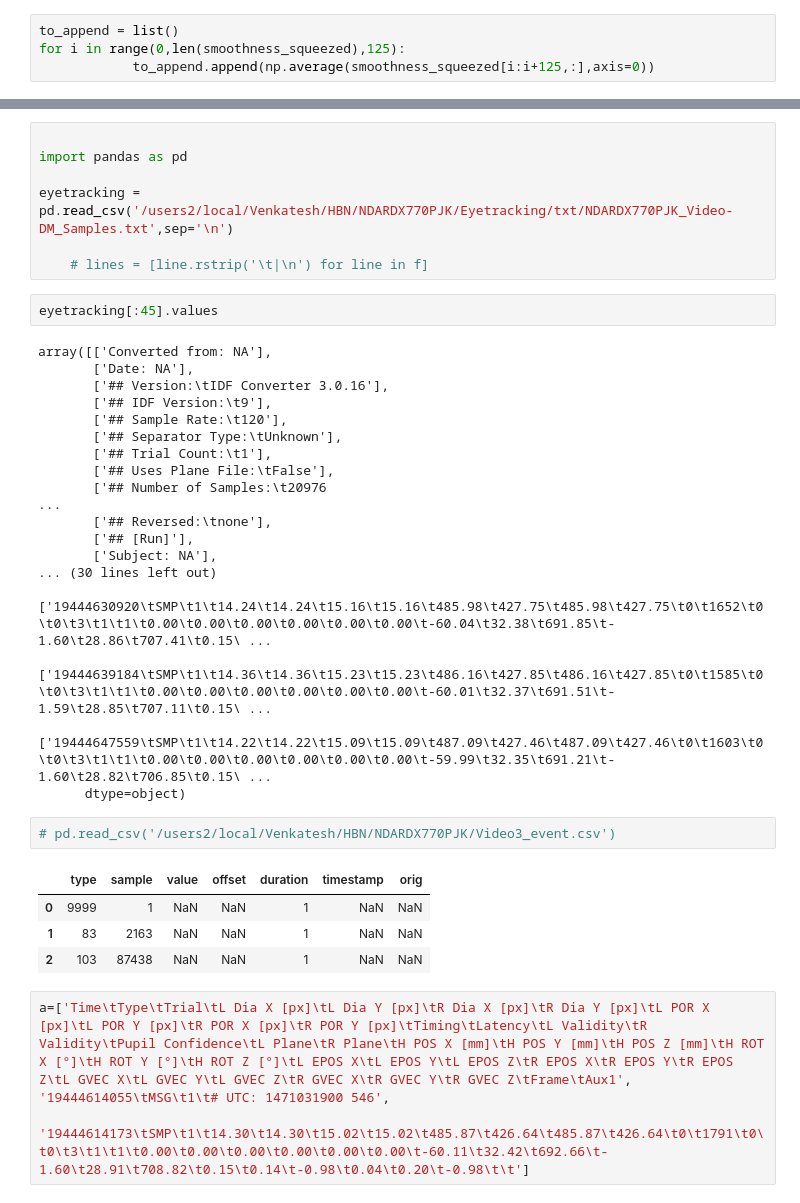
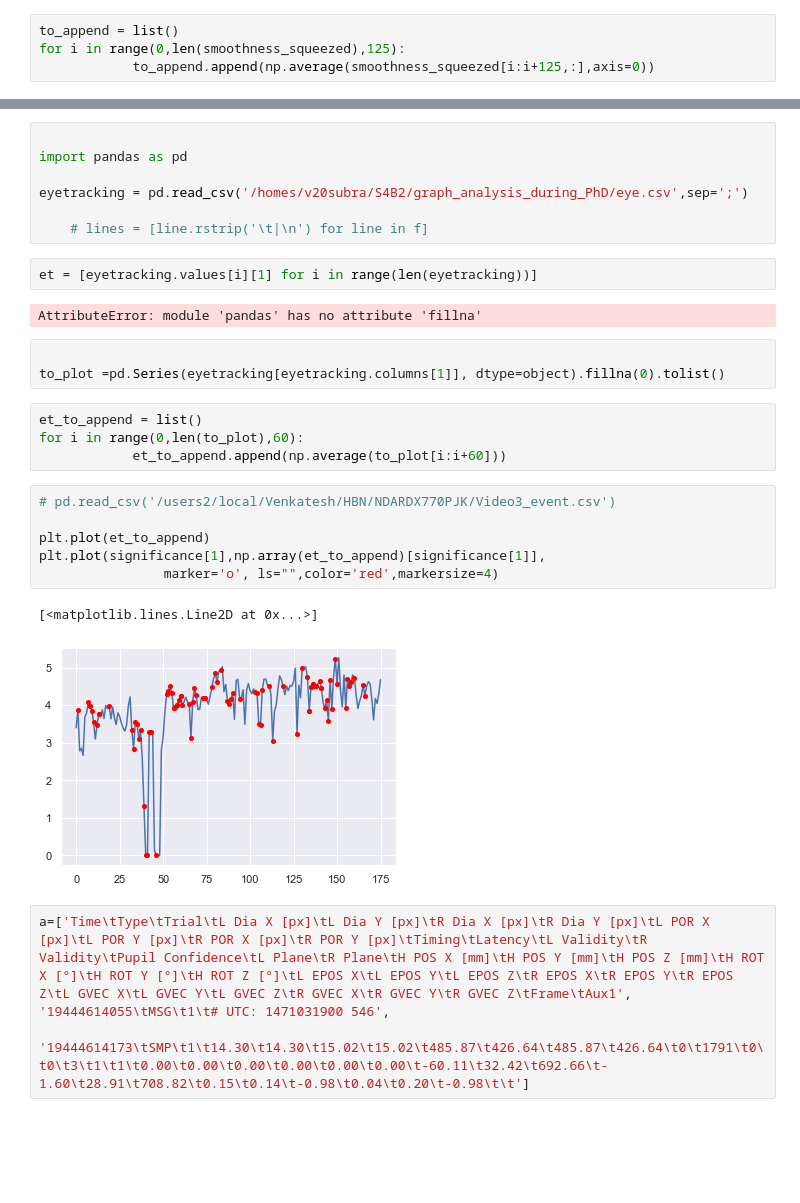
Before and after one commit to venkateshness/Internship_HBN, a Jupyter notebook: Graph-related_analysis/Functional_graph_setup/Preprocessing.ipynb, the cells around one changed output, grey strips where cells are left out. Saved outputs shown, nothing was run; the diff lists cells and outputs as text; blank space fills up the shorter version.

```diff
--- a/Graph-related_analysis/Functional_graph_setup/Preprocessing.ipynb
+++ b/Graph-related_analysis/Functional_graph_setup/Preprocessing.ipynb
@@ -435,36 +457,29 @@ plt.show()
 
 import pandas as pd
 
-eyetracking = pd.read_csv('/users2/local/Venkatesh/HBN/NDARDX770PJK/Eyetracking/txt/NDARDX770PJK_Video-DM_Samples.txt',sep='\n')
+eyetracking = pd.read_csv('/homes/v20subra/S4B2/graph_analysis_during_PhD/eye.csv',sep=';')
 
     # lines = [line.rstrip('\t|\n') for line in f]
-# %%
-eyetracking[:45].values
-# %% [output]
-array([['Converted from: NA'],
-       ['Date: NA'],
-       ['## Version:\tIDF Converter 3.0.16'],
-       ['## IDF Version:\t9'],
-       ['## Sample Rate:\t120'],
-       ['## Separator Type:\tUnknown'],
-       ['## Trial Count:\t1'],
-       ['## Uses Plane File:\tFalse'],
-       ['## Number of Samples:\t20976                                                                                                                                                                    ...
-       ['## Reversed:\tnone'],
-       ['## [Run]'],
-       ['Subject: NA'],
-... (30 lines left out)
-       ['19444630920\tSMP\t1\t14.24\t14.24\t15.16\t15.16\t485.98\t427.75\t485.98\t427.75\t0\t1652\t0\t0\t3\t1\t1\t0.00\t0.00\t0.00\t0.00\t0.00\t0.00\t-60.04\t32.38\t691.85\t-1.60\t28.86\t707.41\t0.15\ ...
-       ['19444639184\tSMP\t1\t14.36\t14.36\t15.23\t15.23\t486.16\t427.85\t486.16\t427.85\t0\t1585\t0\t0\t3\t1\t1\t0.00\t0.00\t0.00\t0.00\t0.00\t0.00\t-60.01\t32.37\t691.51\t-1.59\t28.85\t707.11\t0.15\ ...
-       ['19444647559\tSMP\t1\t14.22\t14.22\t15.09\t15.09\t487.09\t427.46\t487.09\t427.46\t0\t1603\t0\t0\t3\t1\t1\t0.00\t0.00\t0.00\t0.00\t0.00\t0.00\t-59.99\t32.35\t691.21\t-1.60\t28.82\t706.85\t0.15\ ...
-      dtype=object)
+# %%
+et = [eyetracking.values[i][1] for i in range(len(eyetracking))]
+# %% [output]
+AttributeError: module 'pandas' has no attribute 'fillna'
+# %%
+
+to_plot =pd.Series(eyetracking[eyetracking.columns[1]], dtype=object).fillna(0).tolist()
+# %%
+et_to_append = list()
+for i in range(0,len(to_plot),60):
+            et_to_append.append(np.average(to_plot[i:i+60]))
 # %%
 # pd.read_csv('/users2/local/Venkatesh/HBN/NDARDX770PJK/Video3_event.csv')
+
+plt.plot(et_to_append)
+plt.plot(significance[1],np.array(et_to_append)[significance[1]],
+                marker='o', ls="",color='red',markersize=4)
 # %% [output]
-|  | type | sample | value | offset | duration | timestamp | orig |
-| 0 | 9999 | 1 | NaN | NaN | 1 | NaN | NaN |
-| 1 | 83 | 2163 | NaN | NaN | 1 | NaN | NaN |
-| 2 | 103 | 87438 | NaN | NaN | 1 | NaN | NaN |
+[<matplotlib.lines.Line2D at 0x...>]
+[figure, added]
 # %%
 a=['Time\tType\tTrial\tL Dia X [px]\tL Dia Y [px]\tR Dia X [px]\tR Dia Y [px]\tL POR X [px]\tL POR Y [px]\tR POR X [px]\tR POR Y [px]\tTiming\tLatency\tL Validity\tR Validity\tPupil Confidence\tL Plane\tR Plane\tH POS X [mm]\tH POS Y [mm]\tH POS Z [mm]\tH ROT X [°]\tH ROT Y [°]\tH ROT Z [°]\tL EPOS X\tL EPOS Y\tL EPOS Z\tR EPOS X\tR EPOS Y\tR EPOS Z\tL GVEC X\tL GVEC Y\tL GVEC Z\tR GVEC X\tR GVEC Y\tR GVEC Z\tFrame\tAux1',
 '19444614055\tMSG\t1\t# UTC: 1471031900 546',
```
Also changed, not shown: parts of 9 cells of this notebook, 2 other files.
